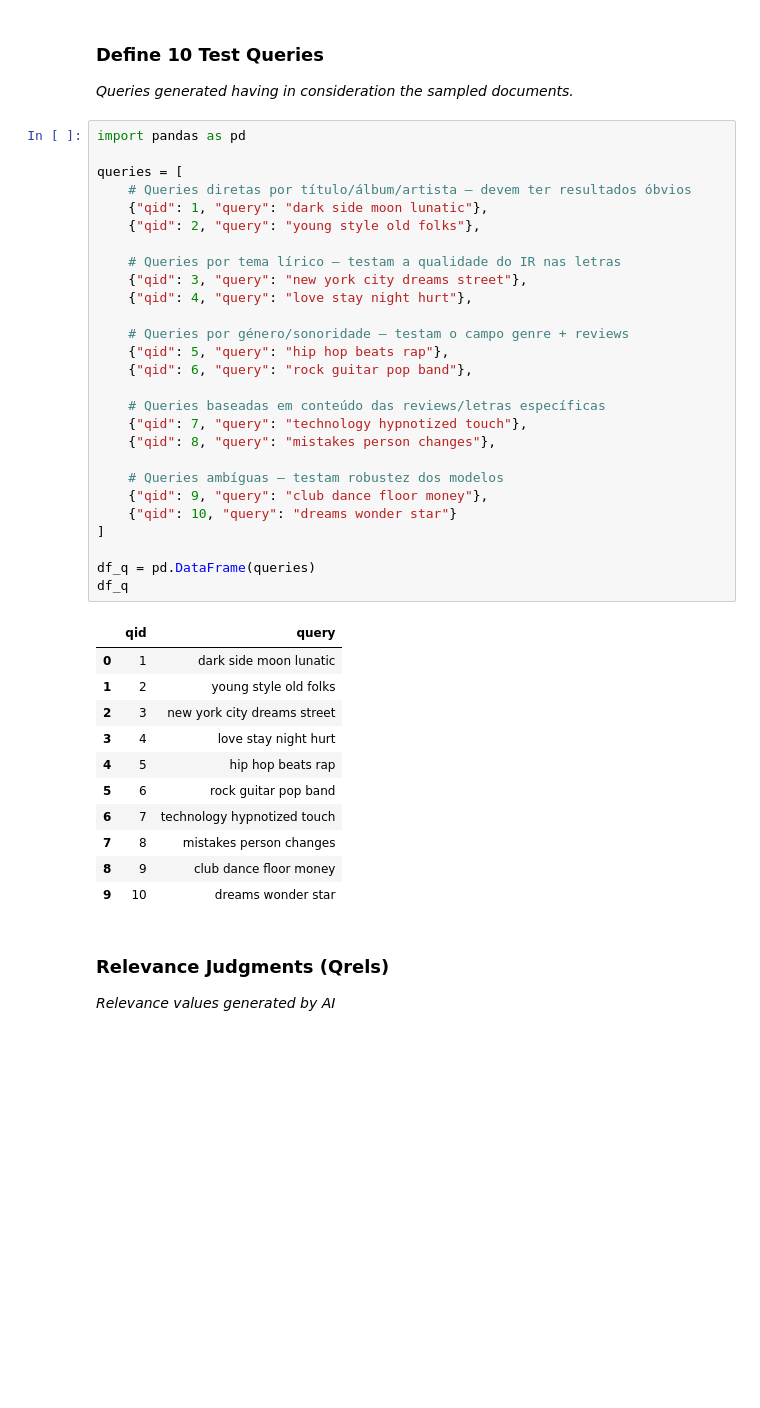
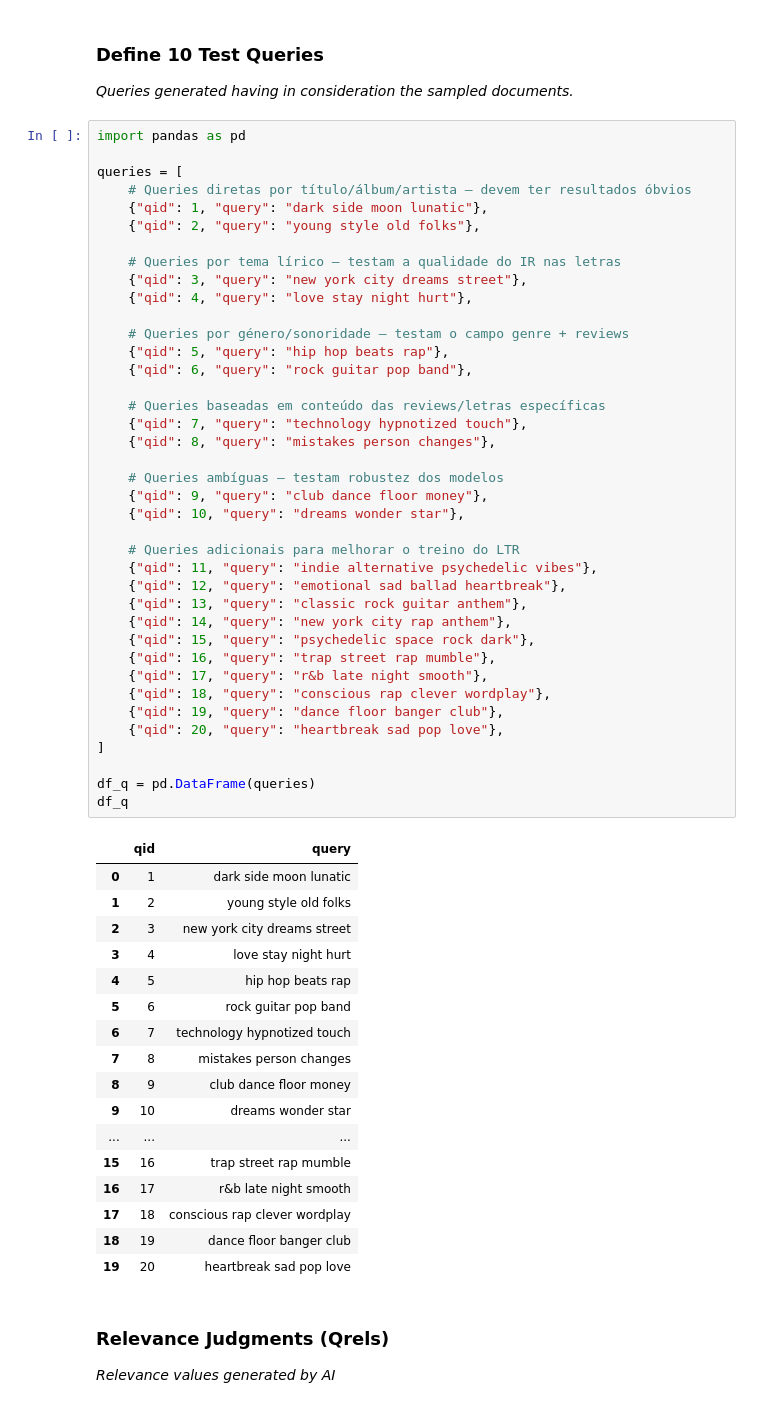
Before and after one commit to nunollages/IPAI, a Jupyter notebook: Code.ipynb, the cells around one changed output. Drawn from its saved outputs; the diff is of its cells as text; blank space fills up the shorter version.

```diff
--- a/Code.ipynb
+++ b/Code.ipynb
@@ -1306,34 +1306,52 @@ queries = [
     # Queries por tema lírico — testam a qualidade do IR nas letras
     {"qid": 3, "query": "new york city dreams street"},
     {"qid": 4, "query": "love stay night hurt"},
 
     # Queries por género/sonoridade — testam o campo genre + reviews
     {"qid": 5, "query": "hip hop beats rap"},
     {"qid": 6, "query": "rock guitar pop band"},
 
     # Queries baseadas em conteúdo das reviews/letras específicas
     {"qid": 7, "query": "technology hypnotized touch"},
     {"qid": 8, "query": "mistakes person changes"},
 
     # Queries ambíguas — testam robustez dos modelos
     {"qid": 9, "query": "club dance floor money"},
-    {"qid": 10, "query": "dreams wonder star"}
+    {"qid": 10, "query": "dreams wonder star"},
+
+    # Queries adicionais para melhorar o treino do LTR
+    {"qid": 11, "query": "indie alternative psychedelic vibes"},
+    {"qid": 12, "query": "emotional sad ballad heartbreak"},
+    {"qid": 13, "query": "classic rock guitar anthem"},
+    {"qid": 14, "query": "new york city rap anthem"},
+    {"qid": 15, "query": "psychedelic space rock dark"},
+    {"qid": 16, "query": "trap street rap mumble"},
+    {"qid": 17, "query": "r&b late night smooth"},
+    {"qid": 18, "query": "conscious rap clever wordplay"},
+    {"qid": 19, "query": "dance floor banger club"},
+    {"qid": 20, "query": "heartbreak sad pop love"},
 ]
 
 df_q = pd.DataFrame(queries)
 df_q
 # %% [output]
 |  | qid | query |
 | 0 | 1 | dark side moon lunatic |
 | 1 | 2 | young style old folks |
 | 2 | 3 | new york city dreams street |
 | 3 | 4 | love stay night hurt |
 | 4 | 5 | hip hop beats rap |
 | 5 | 6 | rock guitar pop band |
 | 6 | 7 | technology hypnotized touch |
 | 7 | 8 | mistakes person changes |
 | 8 | 9 | club dance floor money |
 | 9 | 10 | dreams wonder star |
+| ... | ... | ... |
+| 15 | 16 | trap street rap mumble |
+| 16 | 17 | r&b late night smooth |
+| 17 | 18 | conscious rap clever wordplay |
+| 18 | 19 | dance floor banger club |
+| 19 | 20 | heartbreak sad pop love |
 # %% [markdown]
 ### Relevance Judgments (Qrels)
 
```
Also changed, not shown: parts of 9 cells of this notebook.
